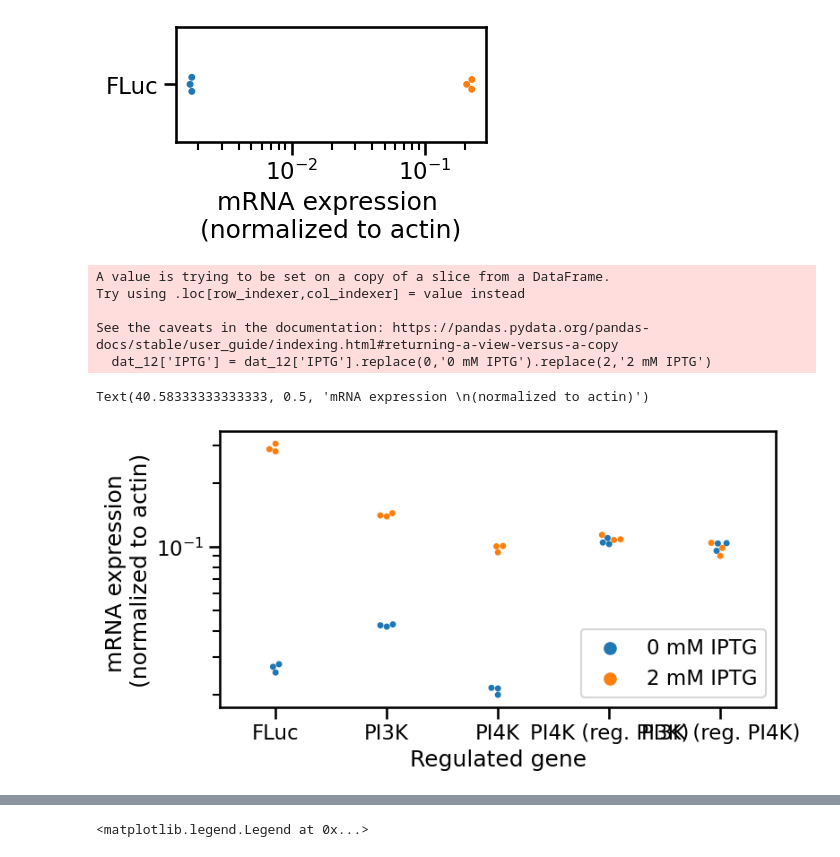
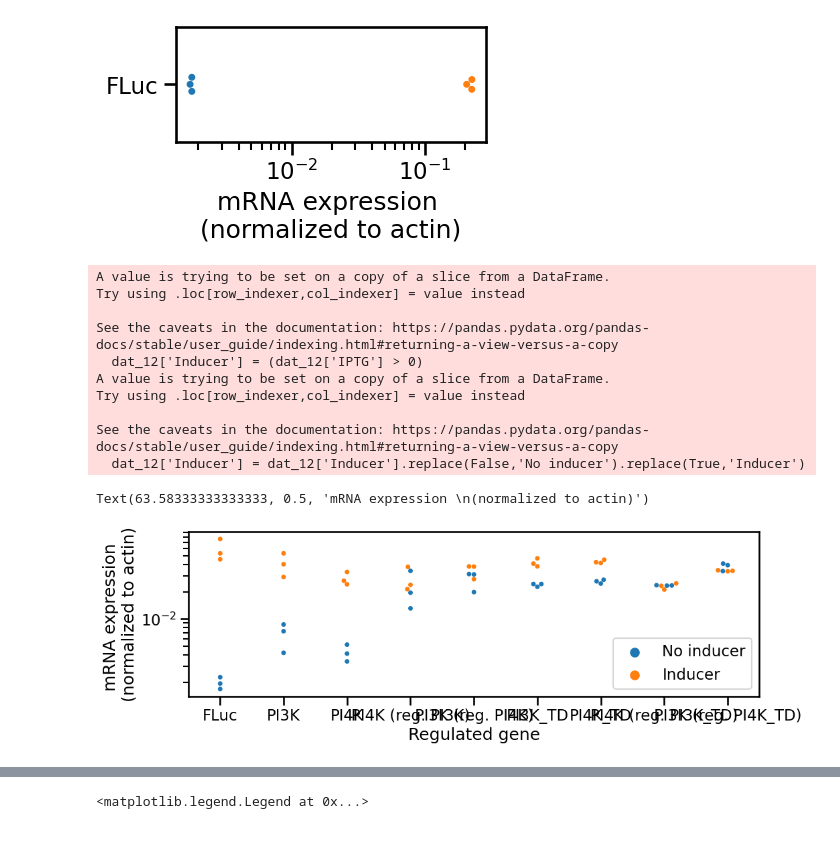
Before and after one commit to pablocarderam/pfal-transcriptional-control, a Jupyter notebook: Data and figures/RT-qPCR/qPCR Analysis.ipynb, the cells around one changed output, grey strips where cells are left out. Drawn from its saved outputs; the diff is of its cells as text; code cells hidden in the pictures.

Commit message:
Add 24h PI3K PI4K TD qPCR data

```diff
--- a/Data and figures/RT-qPCR/qPCR Analysis.ipynb
+++ b/Data and figures/RT-qPCR/qPCR Analysis.ipynb
@@ -11,12 +11,18 @@ dat = raw_dat
 dat = dat[['Hours','Line','Target_type','Target','IPTG','Replicate','Cp']]
 dat.loc[ (dat['Line']=='pPC127') & (dat['Target']=='PI4K') ,'Line'] = 'PI4K (reg. PI3K)'
 dat.loc[ (dat['Line']=='pPC129') & (dat['Target']=='PI3K') ,'Line'] = 'PI3K (reg. PI4K)'
+dat.loc[ (dat['Line']=='PI3K_TD') & (dat['Target']=='PI4K') ,'Line'] = 'PI4K (reg. PI3K_TD)'
+dat.loc[ (dat['Line']=='PI4K_TD') & (dat['Target']=='PI3K') ,'Line'] = 'PI3K (reg. PI4K_TD)'
 
 add_rows_127 = cp.deepcopy( dat.loc[ (dat['Line']=='pPC127') & (dat['Target_type']=='Control') ,] )
 add_rows_127['Line'] = 'PI4K (reg. PI3K)'
 add_rows_129 = cp.deepcopy( dat.loc[ (dat['Line']=='pPC129') & (dat['Target_type']=='Control') ,] )
 add_rows_129['Line'] = 'PI3K (reg. PI4K)'
-dat = pd.concat([dat,add_rows_127,add_rows_129])
+add_rows_3KTD = cp.deepcopy( dat.loc[ (dat['Line']=='PI3K_TD') & (dat['Target_type']=='Control') ,] )
+add_rows_3KTD['Line'] = 'PI4K (reg. PI3K_TD)'
+add_rows_4KTD = cp.deepcopy( dat.loc[ (dat['Line']=='PI4K_TD') & (dat['Target_type']=='Control') ,] )
+add_rows_4KTD['Line'] = 'PI3K (reg. PI4K_TD)'
+dat = pd.concat([dat,add_rows_127,add_rows_129,add_rows_3KTD,add_rows_4KTD])
 
 dat = dat.groupby(['Hours','Line','Target_type','Target','IPTG','Replicate']).mean().reset_index()
 
@@ -82,25 +88,33 @@ See the caveats in the documentation: https://pandas.pydata.org/pandas-docs/stab
   dat_72_LacI['IPTG'] = dat_72_LacI['IPTG'].replace(0,'0 mM IPTG').replace(2,'2 mM IPTG')
 [figure]
 # %%
-dat_12 = dat.loc[ dat['Hours']==12, ]
-dat_12['IPTG'] = dat_12['IPTG'].replace(0,'0 mM IPTG').replace(2,'2 mM IPTG')
+dat_12 = dat.loc[ dat['Hours']==24, ]
+dat_12['Inducer'] = (dat_12['IPTG'] > 0)
+dat_12['Inducer'] = dat_12['Inducer'].replace(False,'No inducer').replace(True,'Inducer')
+# dat_12['IPTG'] = dat_12['IPTG'].replace(0,'0 mM IPTG').replace(2,'2 mM IPTG')
 dat_12 = dat_12.replace('pPC089','FLuc').replace('pPC127','PI3K').replace('pPC129','PI4K')
 
-plt.figure(figsize=(8,4))
+plt.figure(figsize=(11,3.2))
 sns.set_context("talk")
-ax = sns.swarmplot(dat_12,hue='IPTG',y='Expression',x='Line',order=['FLuc','PI3K','PI4K','PI4K (reg. PI3K)','PI3K (reg. PI4K)'])
+
+ax = sns.swarmplot(dat_12,hue='Inducer',y='Expression',x='Line',order=['FLuc','PI3K','PI4K','PI4K (reg. PI3K)','PI3K (reg. PI4K)','PI3K_TD','PI4K_TD','PI4K (reg. PI3K_TD)','PI3K (reg. PI4K_TD)'])
 plt.yscale('log')
 plt.legend(loc = "lower right")
 plt.xlabel('Regulated gene')
 plt.ylabel('mRNA expression \n(normalized to actin)')
 # %% [output]
 A value is trying to be set on a copy of a slice from a DataFrame.
 Try using .loc[row_indexer,col_indexer] = value instead
 
 See the caveats in the documentation: https://pandas.pydata.org/pandas-docs/stable/user_guide/indexing.html#returning-a-view-versus-a-copy
-  dat_12['IPTG'] = dat_12['IPTG'].replace(0,'0 mM IPTG').replace(2,'2 mM IPTG')
+  dat_12['Inducer'] = (dat_12['IPTG'] > 0)
+A value is trying to be set on a copy of a slice from a DataFrame.
+Try using .loc[row_indexer,col_indexer] = value instead
+
+See the caveats in the documentation: https://pandas.pydata.org/pandas-docs/stable/user_guide/indexing.html#returning-a-view-versus-a-copy
+  dat_12['Inducer'] = dat_12['Inducer'].replace(False,'No inducer').replace(True,'Inducer')
-Text(40.58333333333333, 0.5, 'mRNA expression \n(normalized to actin)')
+Text(63.58333333333333, 0.5, 'mRNA expression \n(normalized to actin)')
-[figure, old version]
+[figure, new version]
 # %%
 dat_off = dat.loc[ dat['IPTG']==0 ].groupby(['Hours','Line']).mean().reset_index()
 dat_off_len = dat_off.shape[0]
```
Also changed, not shown: parts of 3 cells of this notebook, 1 other file.
